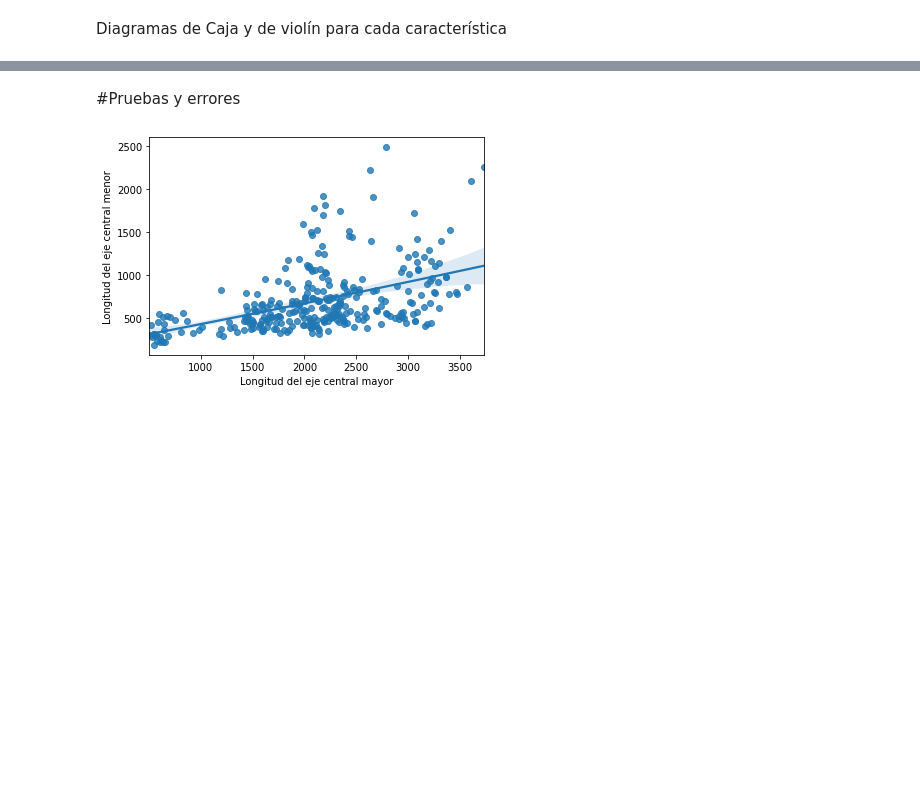
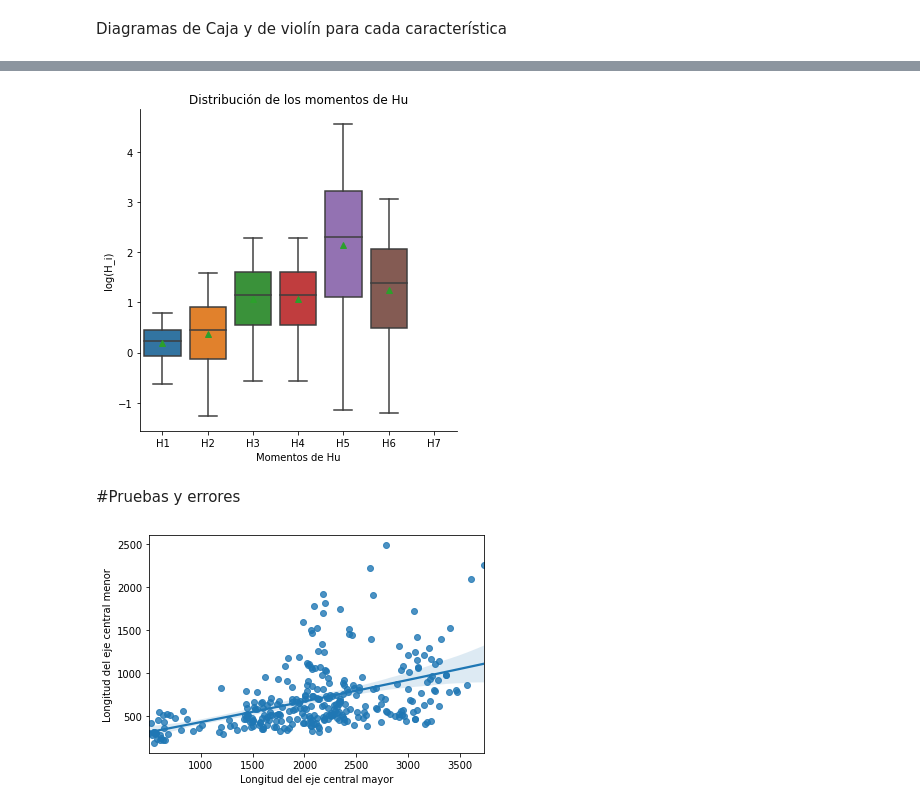
Before and after one commit to JuanDavid1703/Proyecto_INtroducci-n_ciencia-de-datos, a Jupyter notebook: CodigoProyectoFrailejones.ipynb, the cells around one changed output, grey strips where cells are left out. Cells and saved outputs as stored; diff of their text form; code cells hidden in the pictures; blank space fills up the shorter version.

```diff
--- a/CodigoProyectoFrailejones.ipynb
+++ b/CodigoProyectoFrailejones.ipynb
@@ -284,3 +334,28 @@ for i in range(len(imgs)):
+# %%
+momentos_Hu=np.zeros((len(imgs),7))
+cont=0
+for i in imgs:
+  hu=Hu_moments(ruta+i)
+  momentos_Hu[cont]=np.log(hu)
+  cont+=1
+# %%
+Hu=pd.DataFrame()
+Hu["Imágenes"]=imgs
+Hu["H1"]=momentos_Hu[:,0]
+Hu["H2"]=momentos_Hu[:,1]
+Hu["H3"]=momentos_Hu[:,2]
+Hu["H4"]=momentos_Hu[:,3]
+Hu["H5"]=momentos_Hu[:,4]
+Hu["H6"]=momentos_Hu[:,5]
+Hu["H7"]=momentos_Hu[:,6]
+# %%
+sns.catplot(data=Hu,showmeans=True,kind="box")
+plt.ylabel("log(H_i)")
+plt.xlabel("Momentos de Hu")
+plt.title("Distribución de los momentos de Hu")
+plt.show()
+# %% [output]
+[figure, added]
 # %% [markdown]
 #Pruebas y errores
 # %%
```
Also changed, not shown: parts of 13 cells of this notebook.
